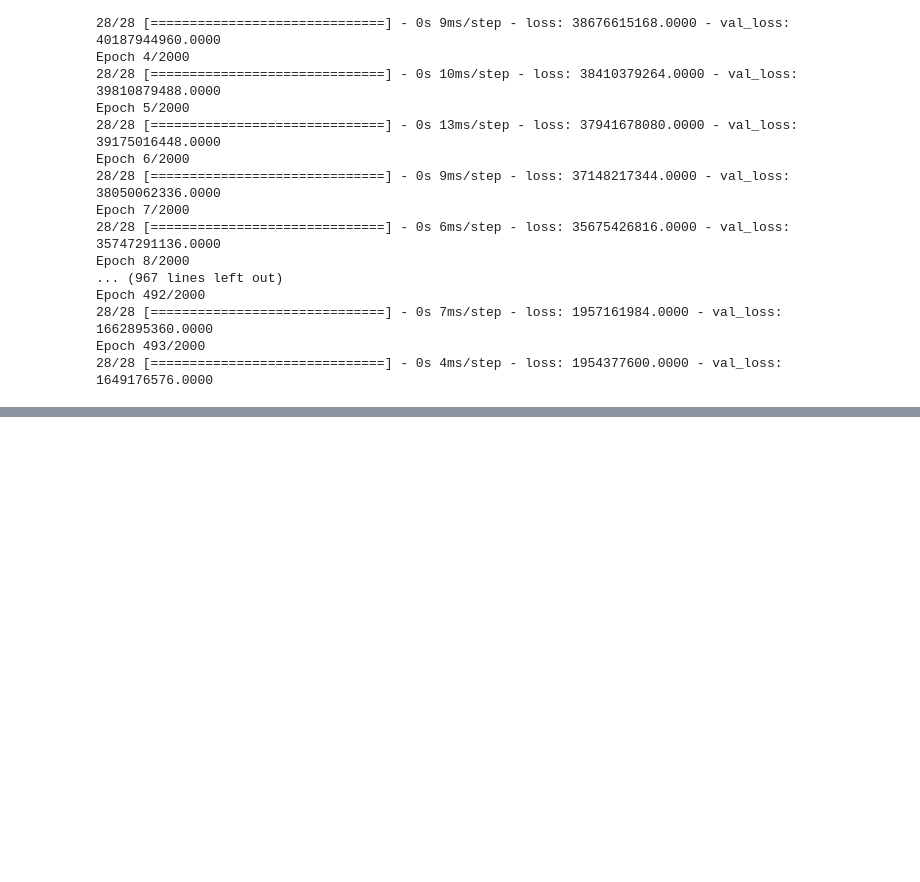
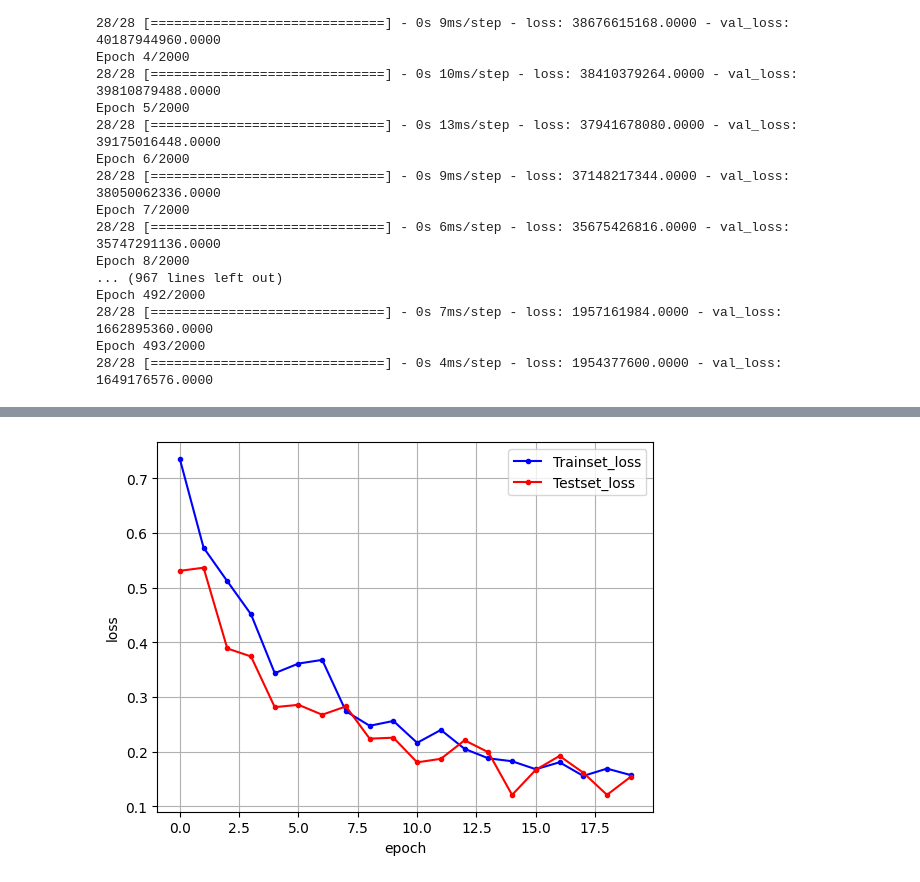
Before and after one commit to jsy42434/2024Summer-DeepLearning, a Jupyter notebook: Untitled0.ipynb, the cells around one changed output, grey strips where cells are left out. Cells and saved outputs as stored; diff of their text form; code cells hidden in the pictures; blank space fills up the shorter version.

```diff
--- a/Untitled0.ipynb
+++ b/Untitled0.ipynb
@@ -431,0 +495,72 @@ plt.show()
+# %%
+#전이학습
+from tensorflow.keras.preprocessing.image import ImageDataGenerator
+from tensorflow.keras import Input,layers,optimizers,models,metrics
+from tensorflow.keras.layers import Dense,Flatten,Activation,Dropout
+from tensorflow.keras.applications import VGG16
+from tensorflow.keras.callbacks import EarlyStopping
+from tensorflow.keras.models import Sequential
+
+import numpy as np
+import matplotlib.pyplot as plt
+
+!git clone https://github.com/taehojo/data-ch20.git
+
+train_datagen = ImageDataGenerator(rescale=1./255,horizontal_flip =True,width_shift_range=0.1, height_shift_range=0.1)
+test_datagen = ImageDataGenerator(rescale=1./255)
+
+train_generator = train_datagen.flow_from_directory(
+    './data-ch20/train',
+    target_size=(150,150),
+    batch_size=5,
+    class_mode='binary')
+
+test_generator = test_datagen.flow_from_directory(
+    './data-ch20/test',
+    target_size=(150,150),
+    batch_size=5,
+    class_mode='binary')
+
+transfer_model = VGG16(weights='imagenet',include_top=False,input_shape=(150,150,3))
+transfer_model.trainable = False
+
+finetune_model = models.Sequential()
+finetune_model.add(transfer_model)
+finetune_model.add(Flatten())
+'''
+finetune_model.add(Dense(64, activation='relu'))
+finetune_model.add(Dropout(0.5))
+finetune_model.add(Dense(1, activation='sigmoid'))
+'''
+finetune_model.add(Dense(64))
+finetune_model.add(Activation('relu'))
+finetune_model.add(Dropout(0.5))
+finetune_model.add(Dense(1))
+finetune_model.add(Activation('sigmoid'))
+finetune_model.summary()
+
+finetune_model.compile(loss='binary_crossentropy', optimizer=optimizers.Adam(learning_rate=0.0002), metrics=['accuracy'])
+
+early_stopping_callback = EarlyStopping(monitor='val_loss', patience=5)
+
+history = finetune_model.fit(
+    train_generator,
+    epochs=20,
+    validation_data=test_generator,
+    validation_steps=10,
+    callbacks=[early_stopping_callback])
+
+y_vloss = history.history['val_loss']
+y_loss = history.history['loss']
+
+x_len = np.arange(len(y_loss))
+plt.plot(x_len, y_loss, marker='.', c='blue', label='Trainset_loss')
+plt.plot(x_len, y_vloss, marker='.', c='red', label='Testset_loss')
+
+
+plt.legend(loc='upper right')
+plt.grid()
+plt.xlabel('epoch')
+plt.ylabel('loss')
+plt.show()
+# %% [output]
@@ -431,0 +584 @@ plt.show()
+[figure, added]
```
Also changed, not shown: parts of 3 cells of this notebook.
